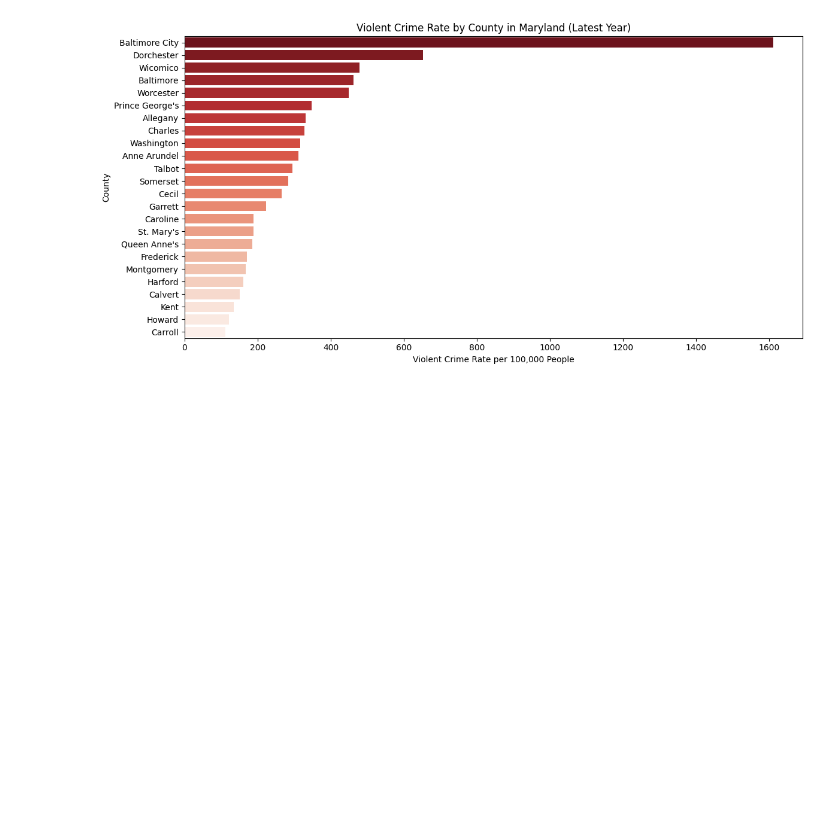
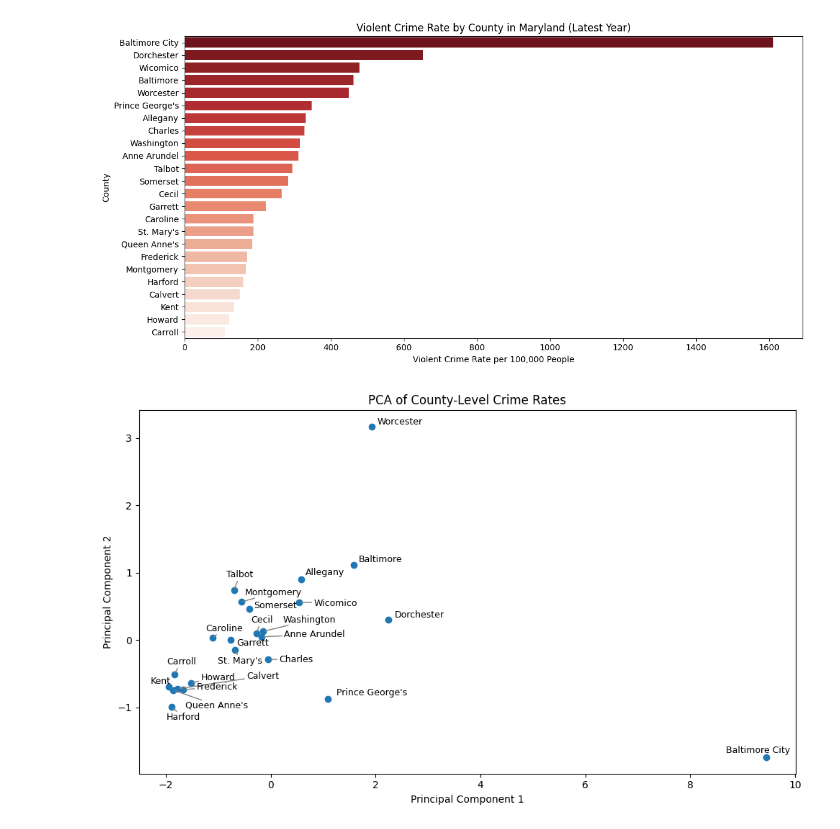
Before and after one commit to Prasannaraj27/CMSC320Final, a Jupyter notebook: ViolentCrime.ipynb, the cells around one changed output. Saved outputs shown, nothing was run; the diff lists cells and outputs as text; code cells hidden in the pictures; blank space fills up the shorter version.

```diff
--- a/ViolentCrime.ipynb
+++ b/ViolentCrime.ipynb
@@ -165,3 +173,44 @@ plt.tight_layout()
 plt.show()
 # %% [output]
 [figure]
+# %%
+# Select relevant crime rate columns
+crime_features = [
+    'murder_per_100000_people', 'rape_per_100000_people', 'robbery_per_100000_people',
+    'agg_assault_per_100000_people', 'b_&_e_per_100000_people',
+    'larceny_theft_per_100000_people', 'm/v_theft_per_100000_people'
+]
+
+# Drop any missing values in those columns
+crime_data = county_crime_df.dropna(subset=crime_features).copy()
+
+# Standardize the features
+scaler = StandardScaler()
+X_scaled = scaler.fit_transform(crime_data[crime_features])
+# %%
+# Run PCA
+pca = PCA(n_components=2)
+pca_components = pca.fit_transform(X_scaled)
+
+# Add PCA result to dataframe
+crime_data['PC1'] = pca_components[:, 0]
+crime_data['PC2'] = pca_components[:, 1]
+
+# Plot
+plt.figure(figsize=(10, 6))
+plt.scatter(crime_data['PC1'], crime_data['PC2'])
+
+# Use adjust_text for non-overlapping labels
+texts = []
+for i, row in crime_data.iterrows():
+    texts.append(plt.text(row['PC1'], row['PC2'], row['county'], fontsize=9))
+
+adjust_text(texts, arrowprops=dict(arrowstyle="-", color='gray'))
+
+plt.title("PCA of County-Level Crime Rates")
+plt.xlabel("Principal Component 1")
+plt.ylabel("Principal Component 2")
+plt.tight_layout()
+plt.show()
+# %% [output]
+[figure, added]
```
Also changed, not shown: parts of 3 cells of this notebook.
